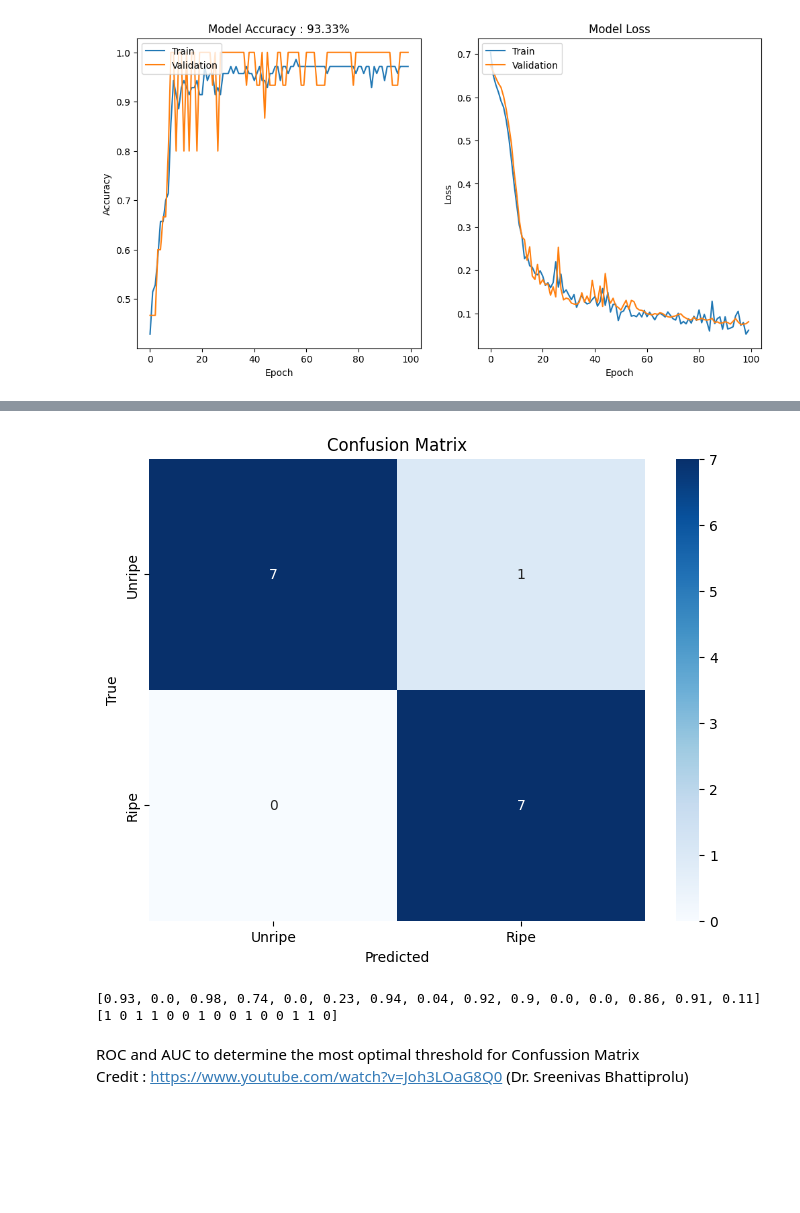
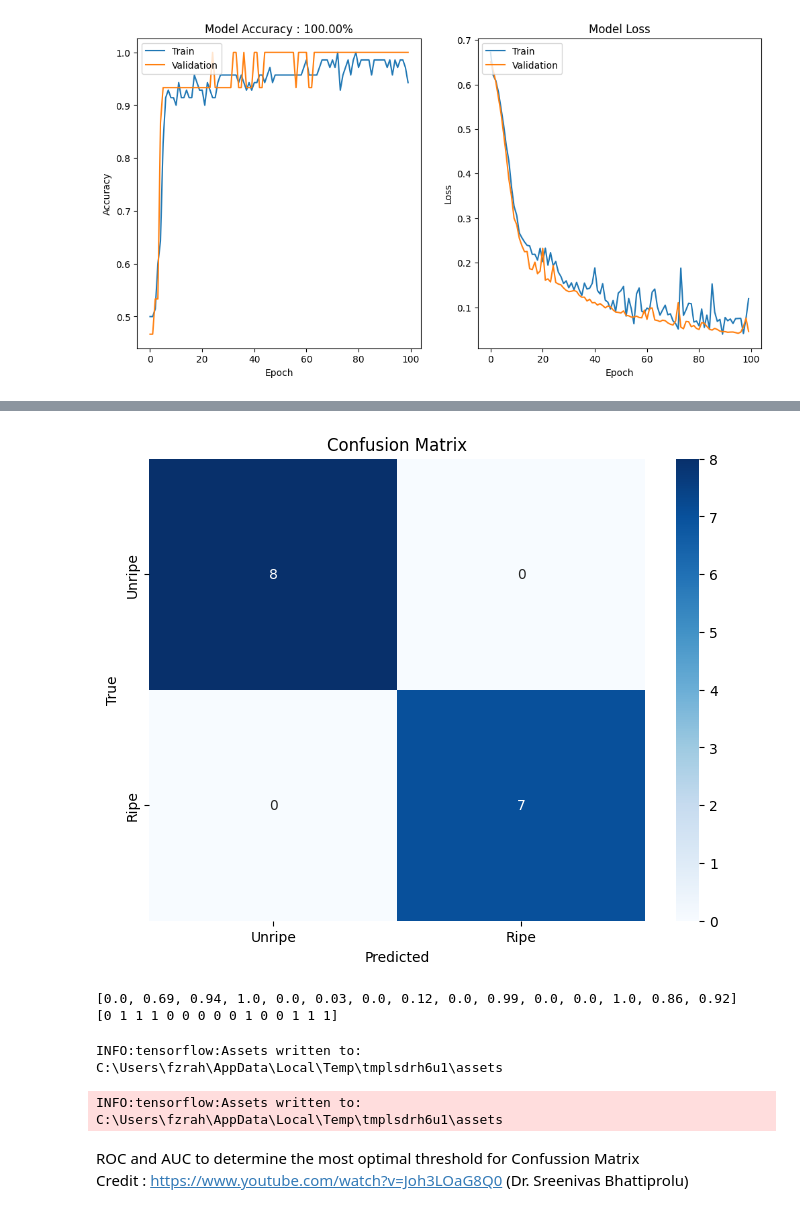
Before and after one commit to WhiteCat20/1D-CNN-Durian-Gas, a Jupyter notebook: model.ipynb, the cells around one changed output, grey strips where cells are left out. Saved outputs shown, nothing was run; the diff lists cells and outputs as text; code cells hidden in the pictures; blank space fills up the shorter version.

```diff
--- a/model.ipynb
+++ b/model.ipynb
@@ -49,8 +46,8 @@ X_train, X_test_val, y_train, y_test_val = train_test_split(data, labels, train_
 X_test, X_val, y_test, y_val = train_test_split(X_test_val, y_test_val, test_size=0.5, stratify=y_test_val)
 # %%
 model = Sequential([
-    Conv1D(64, kernel_size=5, activation='relu', input_shape=(30, 1)),
-    Conv1D(64, kernel_size=5, activation='relu'),
+    Conv1D(64, kernel_size=3, activation='relu', input_shape=(30, 1)),
+    Conv1D(64, kernel_size=3, activation='relu'),
     Dropout(0.5),
     MaxPooling1D(pool_size=2),
     Flatten(),
@@ -144,11 +141,11 @@ date_time_str = now.strftime("%d%m%Y-%H%M%S")
 plt.savefig(f"hasil training/excel/{date_time_str}.png")
 plt.show()
 # %% [output]
-[figure, old version]
+[figure, new version]
 # %%
 # Generate predictions on the test set
 y_pred = model.predict(X_test)
-y_pred_classes = (y_pred > 0.74).astype(int)  # Assuming it's a binary classification problem
+y_pred_classes = (y_pred > 0.69).astype(int)  # Assuming it's a binary classification problem
 
 # Generate the confusion matrix
 conf_mat = confusion_matrix(y_test, y_pred_classes)
@@ -165,4 +162,4 @@ plt.show()
-[figure, old version]
+[figure, new version]
 # %%
 # Predicted Output vs Target
 regular_float_arr = [[round(num[0], 2)] for num in y_pred]
@@ -174,19 +171,22 @@ for num in regular_float_arr:
 print(predicted)
 print(y_test)
 # %% [output]
-[0.93, 0.0, 0.98, 0.74, 0.0, 0.23, 0.94, 0.04, 0.92, 0.9, 0.0, 0.0, 0.86, 0.91, 0.11]
-[1 0 1 1 0 0 1 0 0 1 0 0 1 1 0]
+[0.0, 0.69, 0.94, 1.0, 0.0, 0.03, 0.0, 0.12, 0.0, 0.99, 0.0, 0.0, 1.0, 0.86, 0.92]
+[0 1 1 1 0 0 0 0 0 1 0 0 1 1 1]
 # %%
 # save model to .tflite file
-# now = datetime.datetime.now()
-# # Format the date-time string as 'MMDDYYYY-HHMM'
-# date_time_str = now.strftime("%d%m%Y-%H%M%S")
-# converter = tf.lite.TFLiteConverter.from_keras_model(model)
-# tflite_model = converter.convert()
+now = datetime.datetime.now()
+# Format the date-time string as 'MMDDYYYY-HHMM'
+date_time_str = now.strftime("%d%m%Y-%H%M%S")
+converter = tf.lite.TFLiteConverter.from_keras_model(model)
+tflite_model = converter.convert()
 
 # Save the TFLite model to a file
-# with open(f'{date_time_str}.tflite', 'wb') as f:
-#     f.write(tflite_model)
+with open(f'{date_time_str}.tflite', 'wb') as f:
+    f.write(tflite_model)
+# %% [output]
+INFO:tensorflow:Assets written to: C:\Users\fzrah\AppData\Local\Temp\tmplsdrh6u1\assets
+INFO:tensorflow:Assets written to: C:\Users\fzrah\AppData\Local\Temp\tmplsdrh6u1\assets
 # %% [markdown]
 ROC and AUC to determine the most optimal threshold for Confussion Matrix \
 Credit : https://www.youtube.com/watch?v=Joh3LOaG8Q0 (Dr. Sreenivas Bhattiprolu)
```
Also changed, not shown: parts of 10 cells of this notebook, 4 other files.
